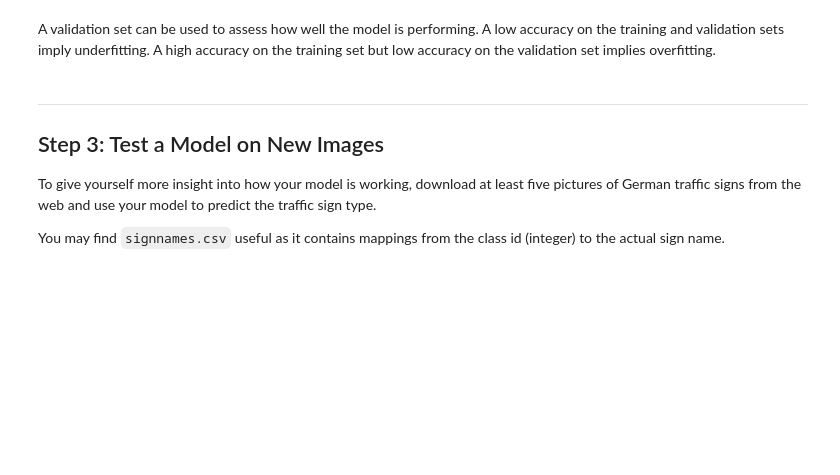
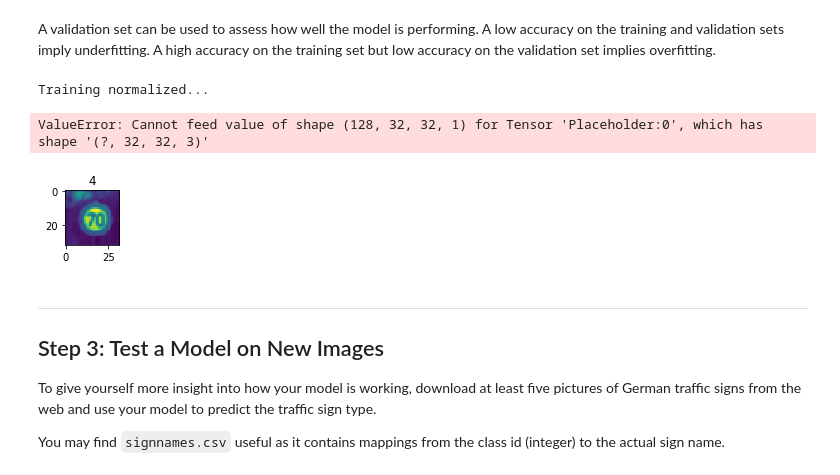
Before and after one commit to hiwenny/LeNetTrafficSigns, a Jupyter notebook: Traffic_Sign_Classifier.ipynb, the cells around one changed output. Cells and saved outputs as stored; diff of their text form; code cells hidden in the pictures; blank space fills up the shorter version.

Commit message:
Trying out normalized and grayscale, grayscale dimension error

```diff
--- a/Traffic_Sign_Classifier.ipynb
+++ b/Traffic_Sign_Classifier.ipynb
@@ -142,11 +142,22 @@ import numpy as np
 from sklearn.utils import shuffle
 X_train, y_train = shuffle(X_train, y_train)
 
+# Convert image to grayscale
+X_train_gray = np.sum(X_train/3, axis=3, keepdims=True)
+X_test_gray = np.sum(X_test/3, axis=3, keepdims=True)
+X_validation_gray = np.sum(X_validation/3, axis=3, keepdims=True)
+
 # Normalization to center the image value distribution at 0.
 # As recommended, image normalization is by (x - 128) / 128
 X_train_normalized = (X_train - 128)/128
 X_test_normalized = (X_test - 128)/128
+X_validation_normalized = (X_validation - 128)/128
 
 print(np.mean(X_train_normalized))
 print(np.mean(X_test_normalized))
+print(np.mean(X_validation_normalized))
+print('RGB shape:', X_train.shape)
+print('RGB shape indiv:', X_train[0].shape)
+print('Grayscale shape:', X_train_gray.shape)
+print('Grayscale shape indiv:', X_train[0].shape)
 # %% [output]
@@ -230,7 +247,7 @@ x = tf.placeholder(tf.float32, (None, 32, 32, image_shape[2]))
 y = tf.placeholder(tf.int32, (None))
 one_hot_y = tf.one_hot(y, n_classes)
 
-rate = 0.001
+rate = 0.005
 
 logits = LeNet(x, image_shape, n_classes)
 cross_entropy = tf.nn.softmax_cross_entropy_with_logits(labels=one_hot_y, logits=logits)
@@ -275,3 +323,38 @@ with tf.Session() as sess:
+# %%
+# GRAYSCALE
+
+N_EPOCHS = 10
+index = random.randint(0, len(X_train_gray))
+image = X_train_gray[index].squeeze()
+
+plt.figure(figsize=(1,1))
+plt.title(y_train[index])
+plt.imshow(image)
+
+with tf.Session() as sess:
+    sess.run(tf.global_variables_initializer())
+    num_examples = len(X_train_gray)
+
+    print("Training normalized...")
+    print()
+    for i in range(N_EPOCHS):
+        X_train_gray, y_train = shuffle(X_train_gray, y_train)
+        for offset in range(0, num_examples, BATCH_SIZE):
+            end = offset + BATCH_SIZE
+            batch_x, batch_y = X_train_gray[offset:end], y_train[offset:end]
+            sess.run(training_operation, feed_dict={x: batch_x, y: batch_y})
+
+        validation_accuracy = evaluate(X_validation_gray, y_validation)
+        print("EPOCH {} ...".format(i+1))
+        print("Validation Accuracy = {:.3f}".format(validation_accuracy))
+        print()
+
+    saver.save(sess, './lenetgray')
+    print("Model saved")
+# %% [output]
+Training normalized...
+ValueError: Cannot feed value of shape (128, 32, 32, 1) for Tensor 'Placeholder:0', which has shape '(?, 32, 32, 3)'
+[figure, added]
 # %%
 # WARNING
 # only run if satisfied with performance!
```
Also changed, not shown: parts of 3 cells of this notebook, 4 other files.
